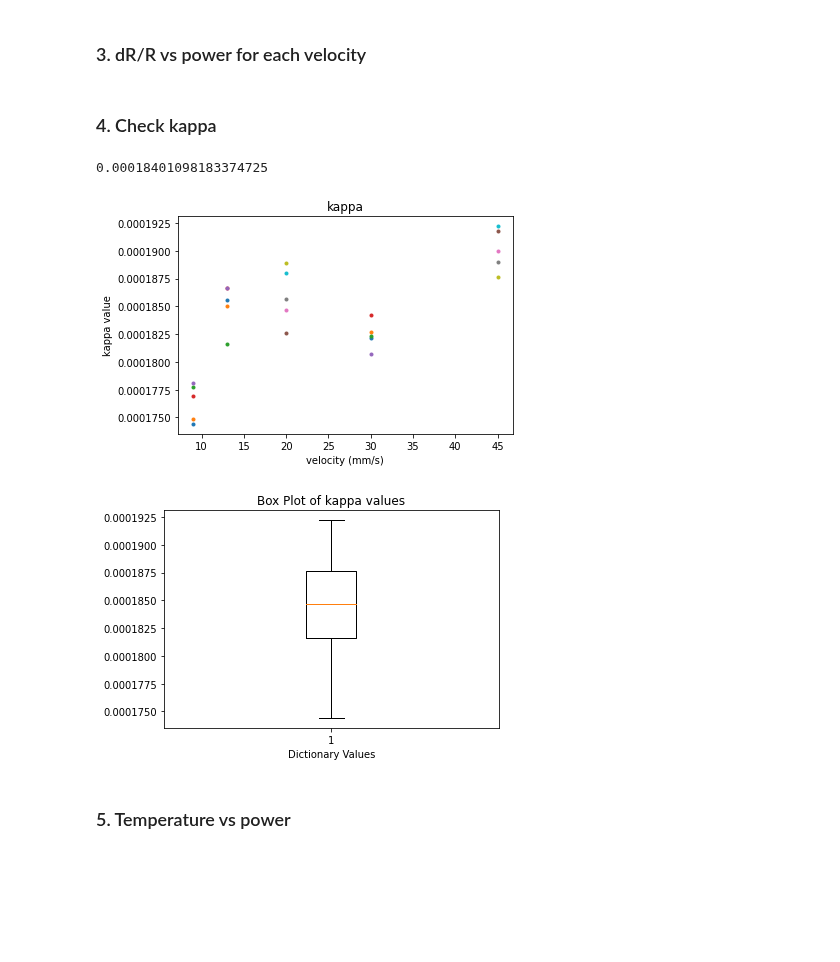
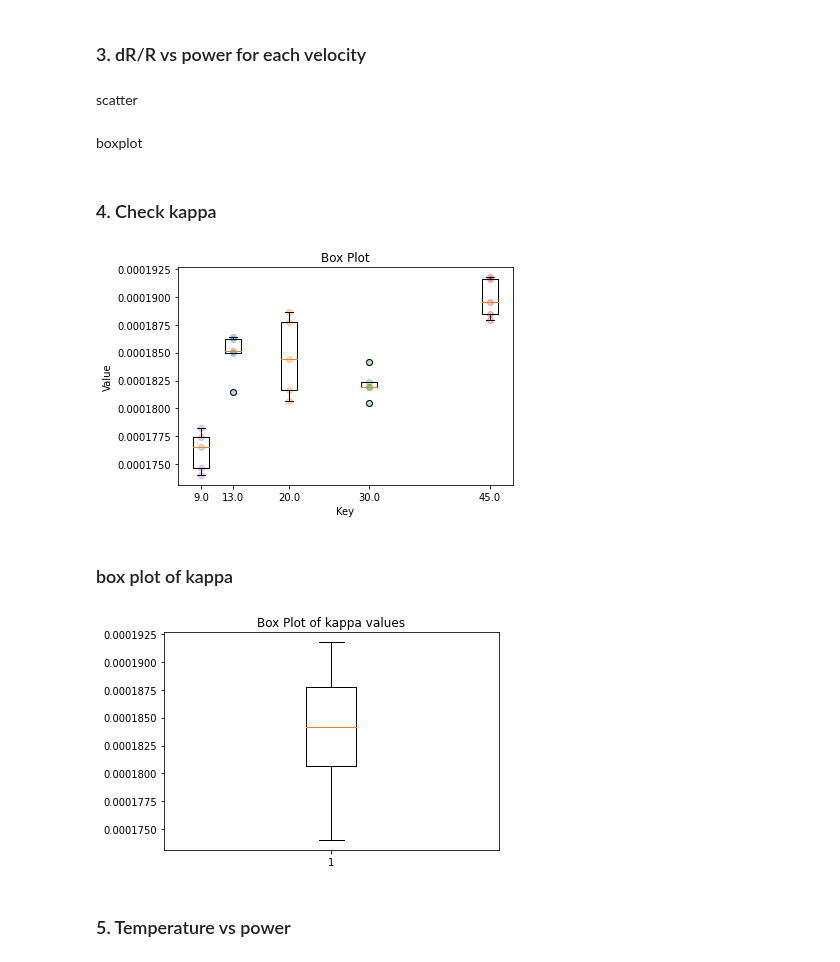
Before and after one commit to JoanneCETsai/Temperature_Calibration, a Jupyter notebook: code/5set_test.ipynb, the cells around one changed output. Drawn from its saved outputs; the diff is of its cells as text; code cells hidden in the pictures; blank space fills up the shorter version.

Commit message:
finished the boxplot for kappa

```diff
--- a/code/5set_test.ipynb
+++ b/code/5set_test.ipynb
@@ -12,7 +12,7 @@
 # %% [markdown]
 ### 1. input needed parameters
 # %%
-folder_path = '/Users/chiaentsai/Desktop/lab/2023_chess_5'
+folder_path = '/Users/chiaentsai/Desktop/lab/2023_chess_5_test'
 
 HEADER_LEN = 152
 X_DIM = 480
@@ -235,6 +239,8 @@ for g in range(folder_num):
         plt.close()
 # %% [markdown]
 ### 3. dR/R vs power for each velocity
+# %% [markdown]
+scatter
 # %%
 for i, v in enumerate(list(Si_melting_W.keys())):
     for g in range(folder_num):
@@ -244,6 +250,27 @@ for i, v in enumerate(list(Si_melting_W.keys())):
         plt.title("{}mm per sec".format(v))
         plt.savefig("/Users/chiaentsai/Desktop/lab/Temperature_Calibration/5set_test/dRoverR_vs_power/{}mm.png".format(v), format="PNG")
     plt.close()
+# %% [markdown]
+boxplot
+# %%
+boxdata = {}
+for i, v in enumerate(list(Si_melting_W.keys())):
+    boxdata[v] = {}
+    for p in range(len(power_used_dict[0][v])):
+        con = []
+        for g in range(folder_num):
+            con.append(dRoverR_dict[g][i][p])
+        boxdata[v][power_used_dict[0][v][p]] = con
+
+for i, v in enumerate(boxdata.keys()):
+    fig, ax = plt.subplots()
+    x = list(boxdata[v].keys())
+    y = [boxdata[v][k] for k in x]
+    ax.boxplot(y, positions=x)
+    ax.set_xlabel('power')
+    ax.set_ylabel('dR/R')
+    plt.savefig("/Users/chiaentsai/Desktop/lab/Temperature_Calibration/5set_test/dRoverR_vs_power_boxplot/{}mm.png".format(v), format="PNG")
+    plt.close()
 # %% [markdown]
 ### 4. Check kappa
 # %%
@@ -288,11 +315,6 @@ for i, v in enumerate(list(Si_melting_W.keys())):
 
     plt.close()
 
-    #     f = expo(Si_melting_W[v], *popt)
-    #     gold_m = 1410
-    #     dT = gold_m - 21
-    #     kappa = f / dT
-# #從這裡開始
 for i, v in enumerate(list(Si_melting_W.keys())):
     for g in range(folder_num):
 
@@ -301,6 +323,7 @@ for i, v in enumerate(list(Si_melting_W.keys())):
         plt.ylabel("kappa value")
         plt.title("kappa")
         plt.savefig("/Users/chiaentsai/Desktop/lab/Temperature_Calibration/5set_test/kappa.png", format="PNG")
+plt.close()
 
 Dict_kappa_v = {}
 con = 0
@@ -312,28 +335,57 @@ for i, v in enumerate(list(Si_melting_W.keys())):
     Dict_kappa_v[v] = avg_k
     con = con + avg_k
 kappa_avg = con / len(list(Si_melting_W.keys()))
-kappa_avg
+
+
+# box
+kappa_box = {}
+for key1, val1 in Dict_kappa_avg.items():
+    for key2, val2 in val1.items():
+        if key2 in kappa_box:
+            kappa_box[key2].append(val2)
+        else:
+            kappa_box[key2] = [val2]
+
+# create a list of keys for the x-axis
+keys = [float(k) for k in kappa_box.keys()]
+
+# create a list of values for the y-axis
+values = list(kappa_box.values())
+
+# scatter plot
+fig, ax = plt.subplots()
+for i in range(len(keys)):
+    ax.scatter([keys[i]]*len(values[i]), values[i], alpha=0.3)
+
+ax.set_xlabel('Key')
+ax.set_ylabel('Value')
+ax.set_title('Scatter Plot')
+# box plot
+ax.boxplot(values, positions=keys, widths=2)
+ax.set_xlabel('Key')
+ax.set_ylabel('Value')
+ax.set_title('Box Plot')
+# plt.show()
+plt.savefig("/Users/chiaentsai/Desktop/lab/Temperature_Calibration/5set_test/kappa_boxplot_for_eachV.png", format="PNG")
 # %% [output]
-0.00018401098183374725
-[figure, old version]
+[figure, new version]
+# %% [markdown]
+### box plot of kappa
 # %%
-# Extract all the values from each dictionary and store them in a list
 values = []
 for i, v in enumerate(list(Dict_kappa_avg.keys())):
     for j, l in enumerate(list(Dict_kappa_avg[v].keys())):
         values.append(Dict_kappa_avg[v][l])
-
 # Create a box plot from the list of values
 plt.boxplot(values)
-
 # Add x-axis label and title to the plot
-plt.xlabel('Dictionary Values')
+#plt.xlabel('Dictionary Values')
 plt.title('Box Plot of kappa values')
-
+plt.savefig("/Users/chiaentsai/Desktop/lab/Temperature_Calibration/5set_test/kappa_boxplot.png", format="PNG")
 # Show the plot
 plt.show()
 # %% [output]
-[figure, old version]
+[figure, new version]
 # %% [markdown]
 ### 5. Temperature vs power
 # %%
```
Also changed, not shown: parts of 4 cells of this notebook, 2 other files.
